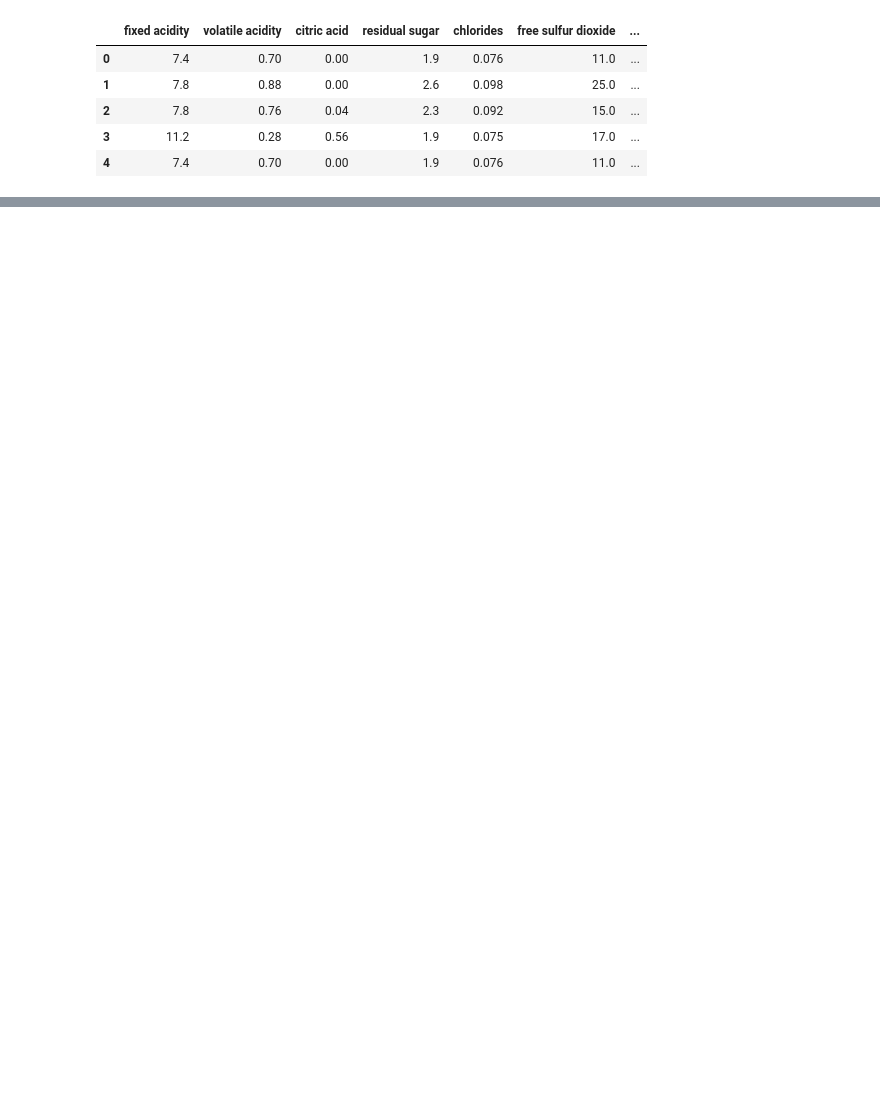
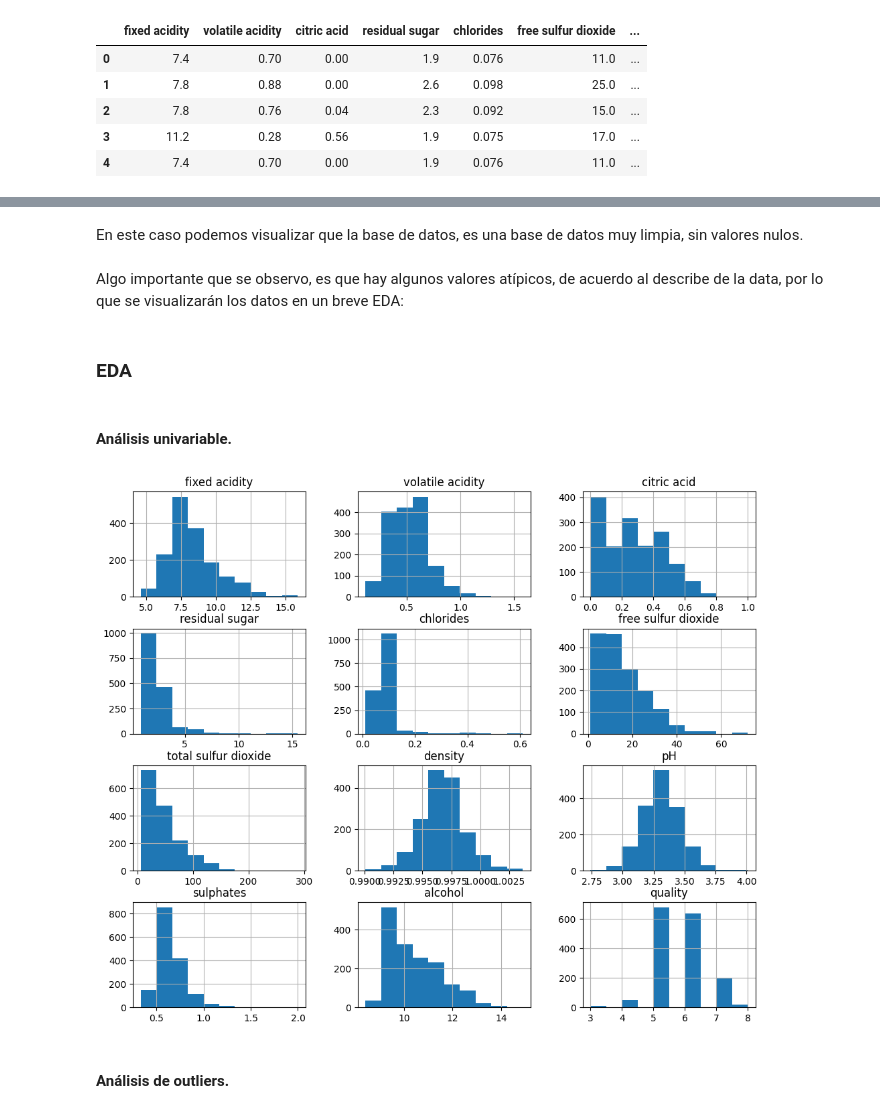
Before and after one commit to 4GeeksAcademy/k_nearest_neighbors_BBRH, a Jupyter notebook: src/k_nearest_neighbors_explore.ipynb, the cells around one changed output, grey strips where cells are left out. Saved outputs shown, nothing was run; the diff lists cells and outputs as text; code cells hidden in the pictures; blank space fills up the shorter version.

```diff
--- a/src/k_nearest_neighbors_explore.ipynb
+++ b/src/k_nearest_neighbors_explore.ipynb
@@ -17,0 +53,18 @@ df.head()
+# %% [markdown]
+En este caso podemos visualizar que la base de datos, es una base de datos muy limpia, sin valores nulos.
+# %% [markdown]
+Algo importante que se observo, es que hay algunos valores atípicos, de acuerdo al describe de la data, por lo que se visualizarán los datos en un breve EDA:
+# %% [markdown]
+### EDA
+# %% [markdown]
+#### Análisis univariable.
+# %%
+import matplotlib.pyplot as plt
+
+
+df.hist(figsize=(12,10))
+plt.show()
+# %% [output]
+[figure, added]
+# %% [markdown]
+#### Análisis de outliers.
```
Also changed, not shown: parts of 16 cells of this notebook.
